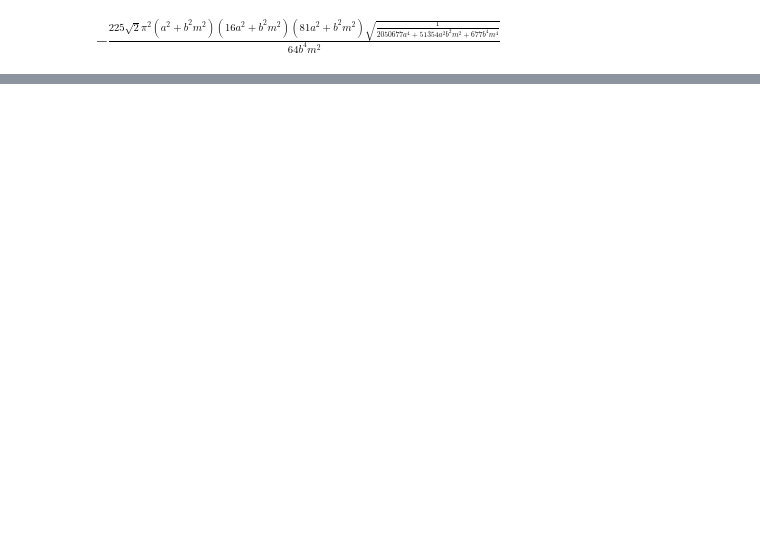
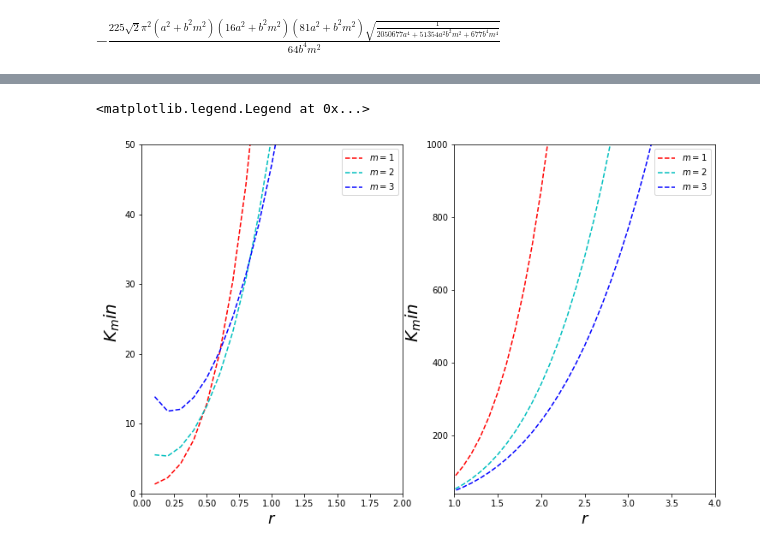
Before and after one commit to vikramkumarm/AMOS_termproject, a Jupyter notebook: Term_project2.ipynb, the cells around one changed output, grey strips where cells are left out. Cells and saved outputs as stored; diff of their text form; code cells hidden in the pictures; blank space fills up the shorter version.

```diff
--- a/Term_project2.ipynb
+++ b/Term_project2.ipynb
@@ -277,0 +280,3 @@ $\displaystyle - \frac{225 \sqrt{2} \pi^{2} \left(a^{2} + b^{2} m^{2}\right) \le
+# %%
+import numpy as np
+r= sym.symbols('r')
@@ -277,0 +341,51 @@ $\displaystyle - \frac{225 \sqrt{2} \pi^{2} \left(a^{2} + b^{2} m^{2}\right) \le
+# %%
+def Kminn(r):
+    m = 1
+    eqn_m1 =(m**2+16*r**2)*(m**2+81*r**2)*(3140.4888898375*(m**2 + r**2))/((64*m**2)*(677*m**4 +513545*(m*r)**2 + 2050677*r**4)**0.5)
+    m=2
+    eqn_m2 = (m**2+16*r**2)*(m**2+81*r**2)*(3140.4888898375*(m**2 + r**2))/((64*m**2)*(677*m**4 +513545*(m*r)**2 + 2050677*r**4)**0.5)
+    m=3
+    eqn_m3 = (m**2+16*r**2)*(m**2+81*r**2)*(3140.4888898375*(m**2 + r**2))/((64*m**2)*(677*m**4 +513545*(m*r)**2 + 2050677*r**4)**0.5)
+    return  eqn_m1 ,eqn_m2,eqn_m3
+# %%
+r_val = np.arange(0.1,10,0.1)
+
+Kmin_m1  , Kmin_m2 , Kmin_m3 = Kminn(r_val)
+# %%
+import matplotlib.pyplot as plt
+fig = plt.figure(figsize=(12,12/1.6))
+ax1 = fig.add_subplot(121)
+ax2 = fig.add_subplot(122)
+
+
+
+
+ax1.plot(rval , Kmin_m1 , 'r--',label = r'$m=1$')
+ax1.plot(rval , Kmin_m2 , 'c--',label = r'$m=2$')
+ax1.plot(rval , Kmin_m3 , 'b--',label = r'$m=3$')
+
+
+ax1.set_xlabel(r'$r$', fontsize = 18)
+ax1.set_ylabel(r'$K_min$  ' , fontsize = 20)
+
+ax1.set_ylim(0,50)
+ax1.set_xlim(0,2)
+
+ax1.legend()
+
+
+ax2.plot(rval , Kmin_m1 , 'r--',label = r'$m=1$')
+ax2.plot(rval , Kmin_m2 , 'c--',label = r'$m=2$')
+ax2.plot(rval , Kmin_m3 , 'b--',label = r'$m=3$')
+
+
+ax2.set_xlabel(r'$r$', fontsize = 18)
+ax2.set_ylabel(r'$K_min$  ' , fontsize = 20)
+
+ax2.set_ylim(40,1000)
+ax2.set_xlim(1,4)
+
+ax2.legend()
+# %% [output]
+<matplotlib.legend.Legend at 0x...>
+[figure, added]
```
Also changed, not shown: parts of 8 cells of this notebook.
